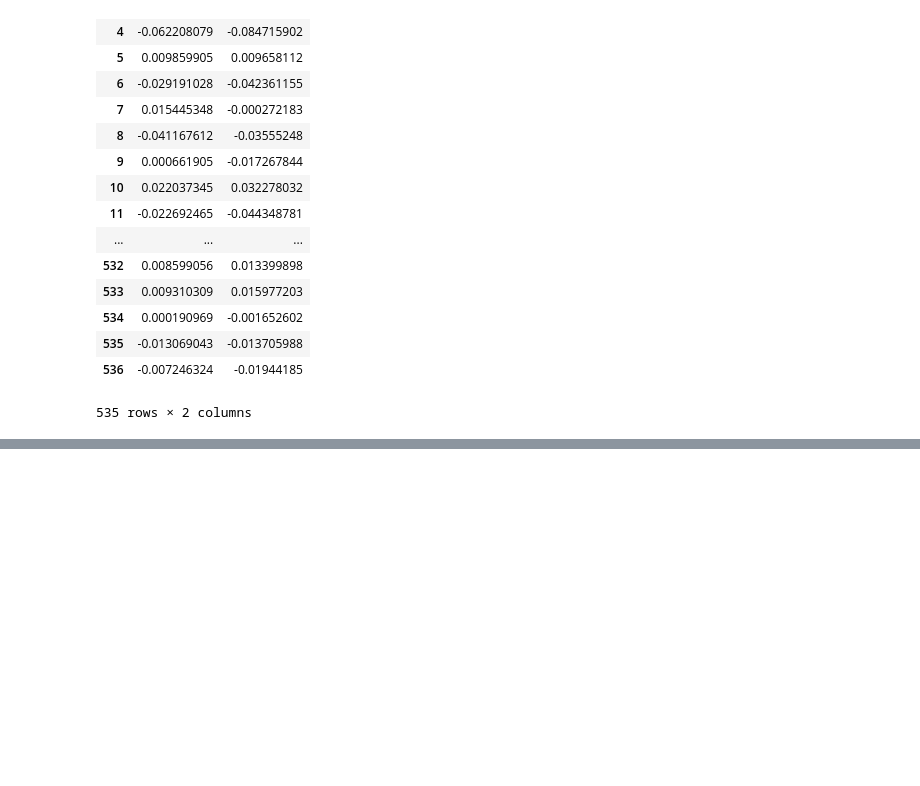
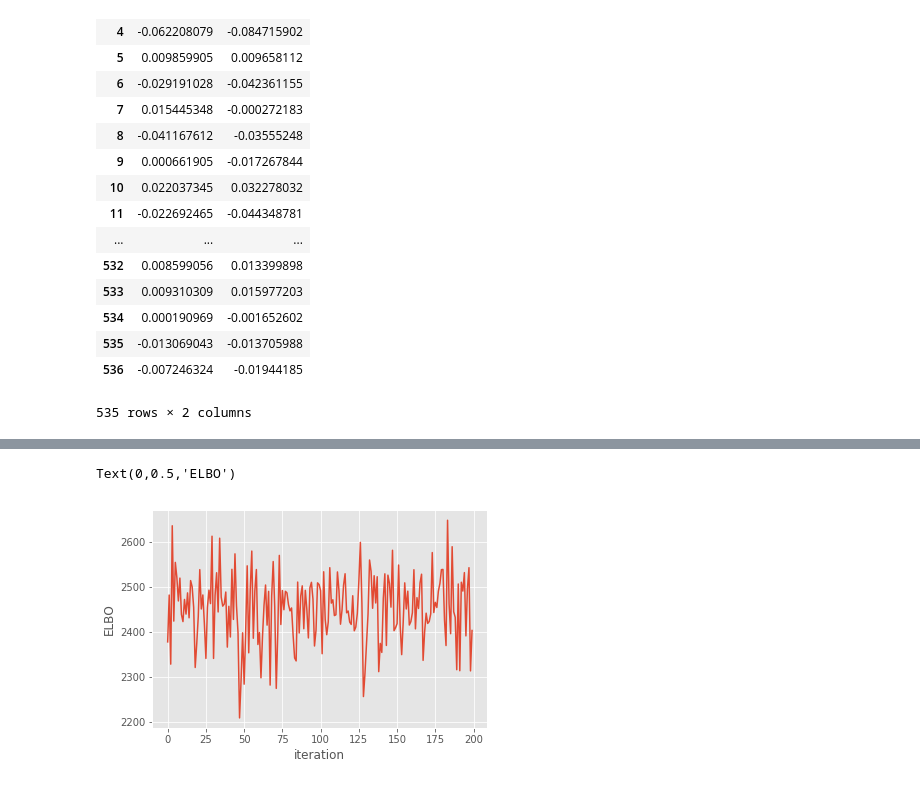
Before and after one commit to ChungChanJoe/COM6911-BBVI_in_SparseGP, a Jupyter notebook: Code/Istanbul stock dataset.ipynb, the cells around one changed output, grey strips where cells are left out. Saved outputs shown, nothing was run; the diff lists cells and outputs as text; code cells hidden in the pictures; blank space fills up the shorter version.

```diff
--- a/Code/Istanbul stock dataset.ipynb
+++ b/Code/Istanbul stock dataset.ipynb
@@ -139,0 +274,37 @@ INFO:tensorflow:Optimization terminated with:
+# %%
+class Logger(gpflow.actions.Action):
+    def __init__(self, model):
+        self.model = model
+        self.logf = []
+
+    def run(self, ctx):
+        if (ctx.iteration % 10) == 0:
+            likelihood = - ctx.session.run(self.model.likelihood_tensor)
+            self.logf.append(likelihood)
+# %%
+m.X.set_batch_size(80)
+m.Y.set_batch_size(80)
+
+m.feature.trainable = False
+
+def run_adam (model, iterations,var_list=None):
+    if var_list is None:
+        var_list = [(model.q_mu, model.q_sqrt)]
+    model.q_mu.set_trainable(False)
+    model.q_sqrt.set_trainable(False)
+    adam = gpflow.train.AdamOptimizer().make_optimize_action(model)
+    natgrad=gpflow.training.NatGradOptimizer(1).make_optimize_action(model,var_list = var_list)
+    logger = Logger(model)
+    actions = [adam,natgrad,logger]
+    loop = gpflow.actions.Loop(actions, stop=iterations)()
+    model.anchor(model.enquire_session())
+    return logger
+
+logger = run_adam(m, gpflow.test_util.notebook_niter(2000), var_list=[(m.q_mu, m.q_sqrt)])
+# %%
+plt.plot(-np.array(logger.logf))
+plt.xlabel('iteration')
+plt.ylabel('ELBO')
+# %% [output]
+Text(0,0.5,'ELBO')
+[figure, added]
```
Also changed, not shown: parts of 31 cells of this notebook.
